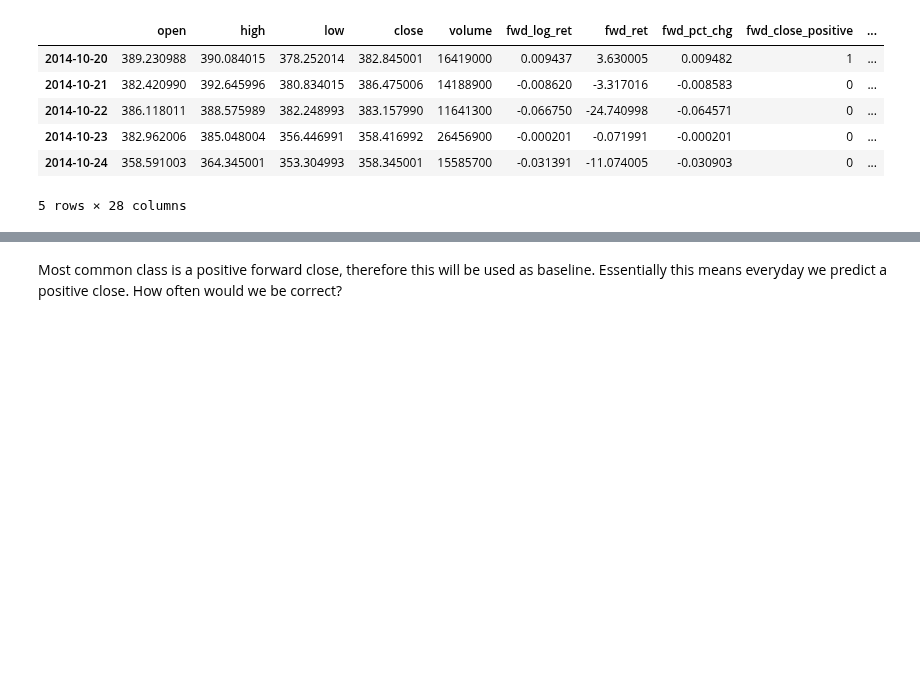
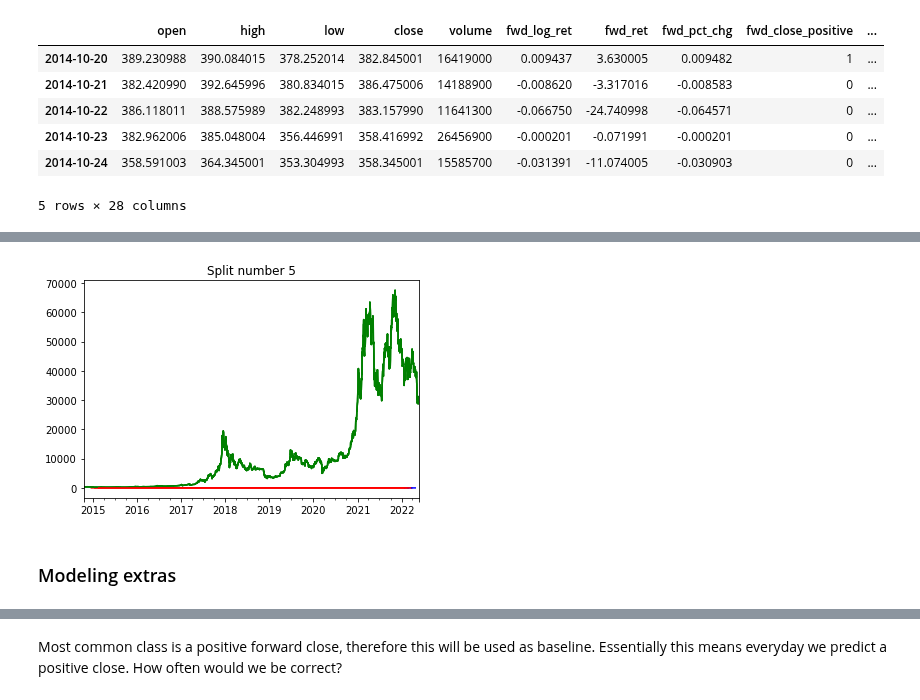
Before and after one commit to FinancialForecasters/financial_forecaster, a Jupyter notebook: explore_jesse.ipynb, the cells around one changed output, grey strips where cells are left out. Saved outputs shown, nothing was run; the diff lists cells and outputs as text; code cells hidden in the pictures; blank space fills up the shorter version.

```diff
--- a/explore_jesse.ipynb
+++ b/explore_jesse.ipynb
@@ -539,3 +744,16 @@ Test accuracy:  0.4666666666666667
+# %%
+for dataset_number in range(len(train_X_sets))[2:]:
+#     df.close.plot(color='g', label = 'whole dataset')
+#     train_X_sets[dataset_number].close.plot(color = 'r', label = 'train')
+#     test_X_sets[dataset_number].close.plot(color = 'b', label = 'test')
+#     plt.xlim(df.index.min(), df.index.max())
+#     plt.title(f'Split number {dataset_number+1}')
+
+    # train_X_sets, test_X_sets, train_y_sets, test_y_sets
+# %% [output]
+[figure, added]
+# %% [markdown]
+### Modeling extras
 # %%
 # baseline - what is the most common class?
 y_train.fwd_close_positive.value_counts()
```
Also changed, not shown: parts of 20 cells of this notebook.
